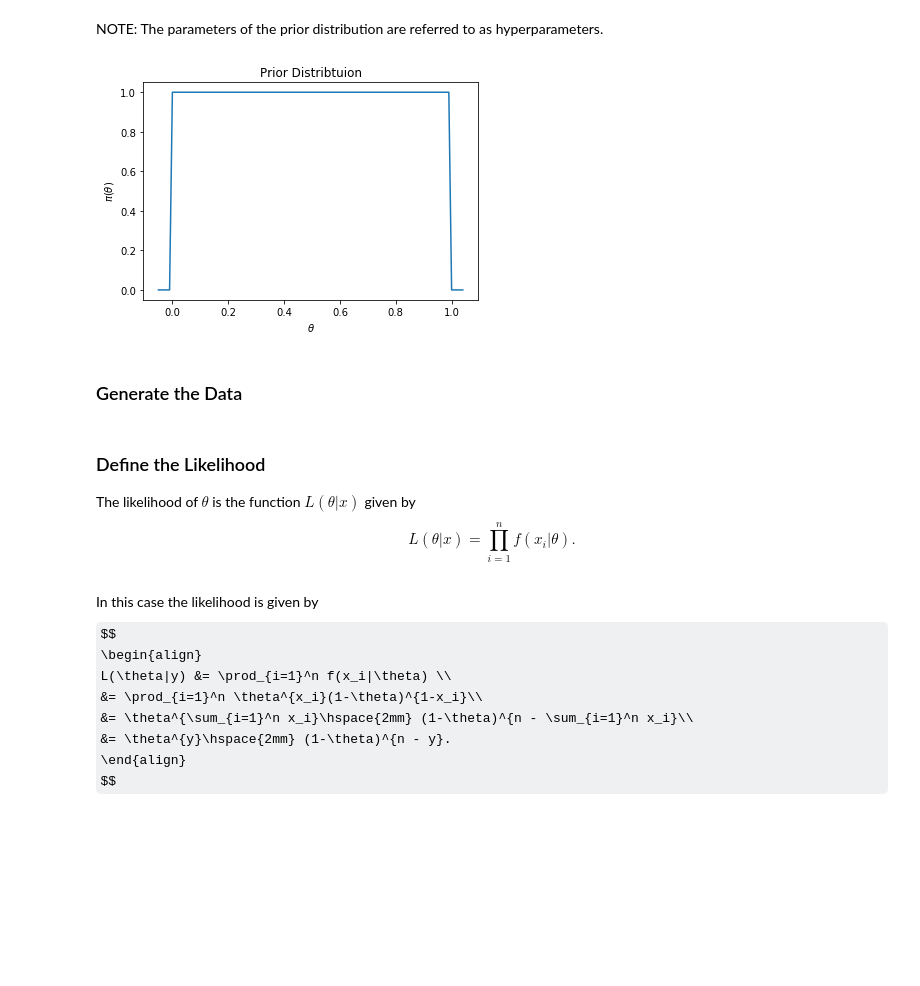
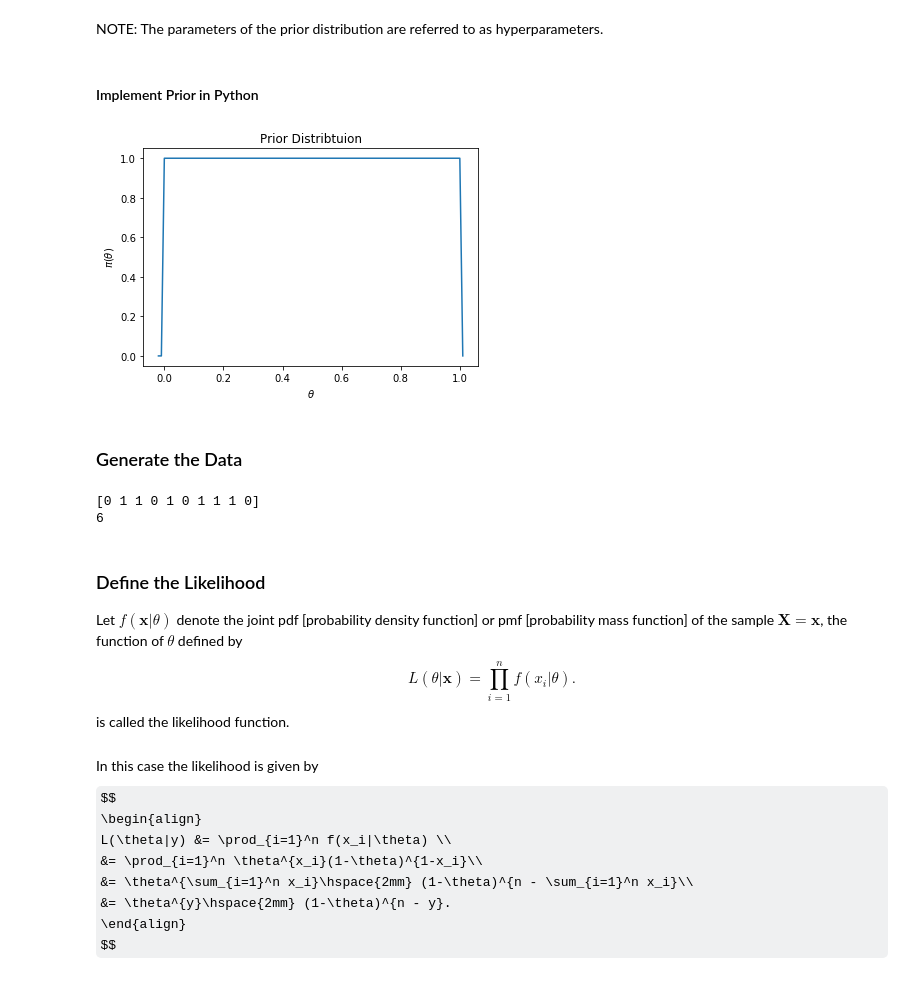
Before and after one commit to jstrat1618/Intro2BayesianEstimation, a Jupyter notebook: Presentation.ipynb, the cells around one changed output. Cells and saved outputs as stored; diff of their text form; code cells hidden in the pictures; some formulas as TeX source; blank space fills up the shorter version.

```diff
--- a/Presentation.ipynb
+++ b/Presentation.ipynb
@@ -122,27 +135,30 @@ The mean and variance of the beta distribution are given by $\frac{\alpha}{\alph
 $\frac{\alpha \beta}{(\alpha + \beta)^2(\alpha +\beta + 1)}$, respectively.
 # %% [markdown]
 NOTE: The parameters of the prior distribution are referred to as hyperparameters.
+# %% [markdown]
+#### Implement Prior in Python
 # %%
 import numpy as np
 import matplotlib.pyplot as plt
 from scipy.stats import beta
 
 #Define hyperparameters
 prior_alpha, prior_beta = 1,1
 
-xgrid = np.arange(-0.05,1.05,0.01)
+
+xgrid = np.arange(-0.02,1.02,0.01)
 #Evaluate the prior over the grid
 prior_of_xgrid = beta.pdf(xgrid, a = prior_alpha, b = prior_beta)
 
 
 #Plot the prior distribution
 plt.plot(xgrid, prior_of_xgrid)
 plt.xlabel(r'$\theta$')
 plt.ylabel(r'$\pi(\theta)$')
 plt.title("Prior Distribtuion")
 plt.show()
 # %% [output]
-[figure, old version]
+[figure, new version]
 # %% [markdown]
 ### Generate the Data
 # %%
@@ -152,12 +168,18 @@ theta , n = 0.5, 10
 #Generate Data
 x = np.random.binomial(1, theta, n)
 y = x.sum()
+print(x)
+print(y)
+# %% [output]
+[0 1 1 0 1 0 1 1 1 0]
+6
-# %% [markdown]
-### Define the Likelihood
-The likelihood of $\theta$ is the function $L(\theta |x)$ given by
-$$
-L(\theta|x) = \prod_{i = 1}^n f(x_i | \theta).
-$$
+# %% [markdown]
+### Define the Likelihood
+Let $f(\boldsymbol{x}| \theta)$ denote the joint pdf [probability density function] or pmf [probability mass function] of the sample $\boldsymbol{X}=\boldsymbol{x}$, the function of $\theta$ defined by
+$$
+L(\theta| \boldsymbol{x}) = \prod_{i = 1}^n f(x_i | \theta).
+$$
+is called the likelihood function.
 # %% [markdown]
 In this case the likelihood is given by
 $$
```
Also changed, not shown: parts of 14 cells of this notebook, 1 other file.
